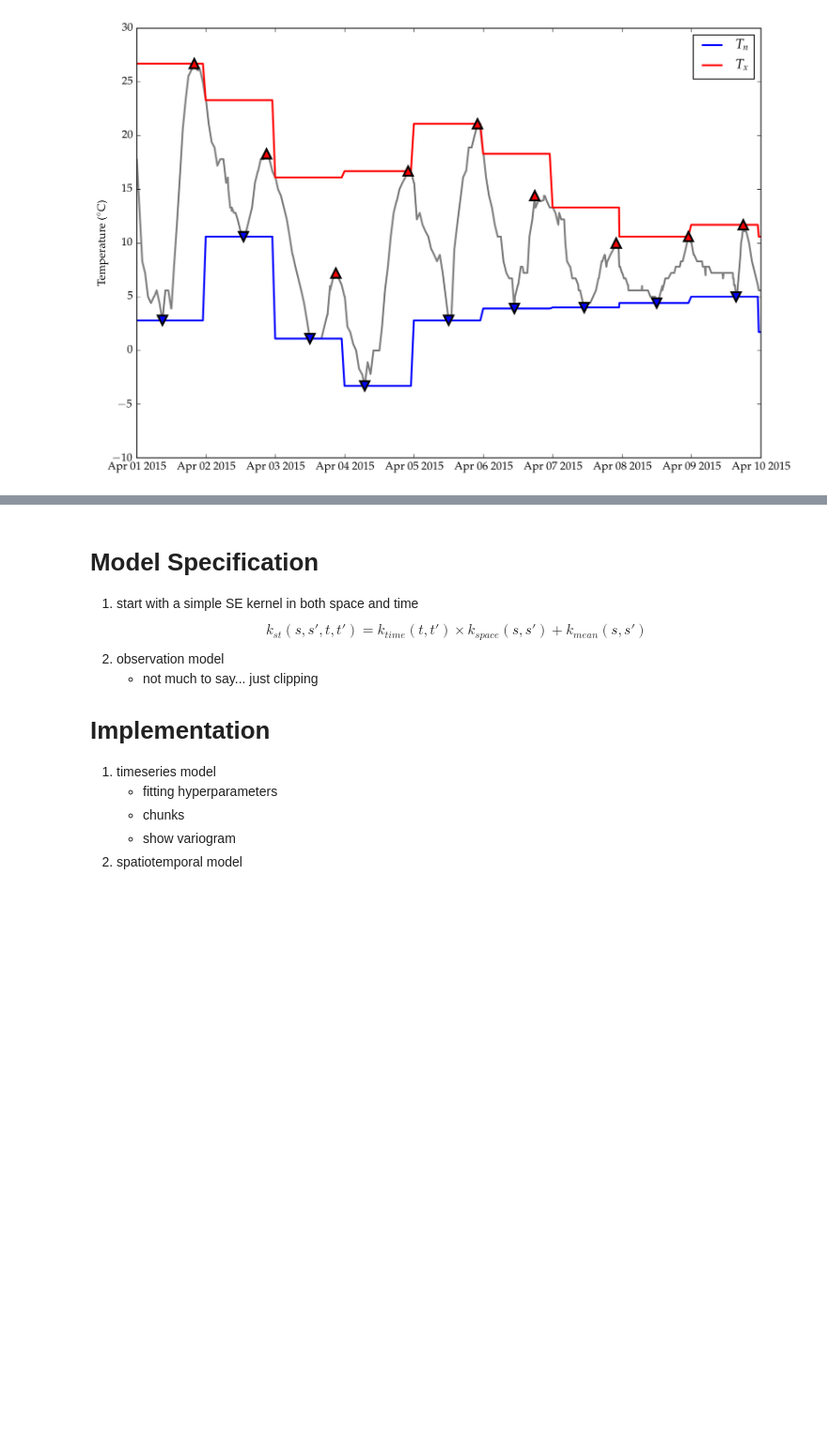
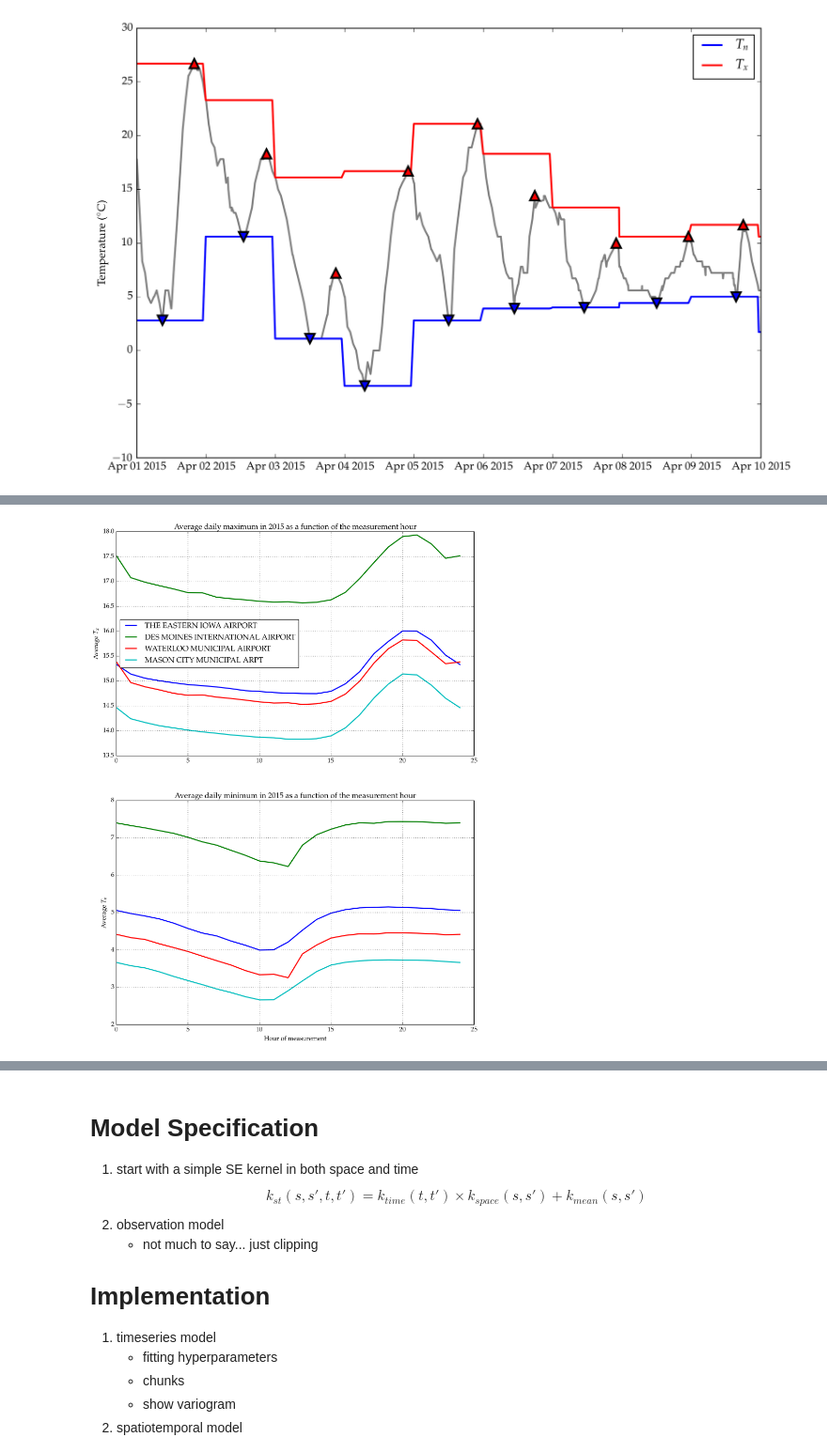
Before and after one commit to maximerischard/TemperatureImputations.jl, a Jupyter notebook: TemperatureImputations.ipynb, the cells around one changed output, grey strips where cells are left out. Shown at 94% size. Drawn from its saved outputs; the diff is of its cells as text; code cells hidden in the pictures; blank space fills up the shorter version.

```diff
--- a/TemperatureImputations.ipynb
+++ b/TemperatureImputations.ipynb
@@ -138,0 +158,54 @@ end;
+# %%
+begin
+plt.subplot(2,1,1)
+begin
+    statdict = Dict{Int64, Vector{Float64}}(
+        1=>Float64[],
+        2=>Float64[],
+        3=>Float64[],
+        4=>Float64[]
+        )
+    for hr in Hour(0):Hour(24)
+        hr_mdiff = DataFrames.by(TnTx_dict[hr], :station,
+            df -> mean(df[:Tx].values))
+        for station in 1:4
+            push!(statdict[station], get(hr_mdiff[station,:x1]))
+        end
+    end
+
+    for station in 1:4
+        plt.plot(0:24, statdict[station], linewidth=2, label=get(isdSubset[station,:NAME]))
+    end
+    plt.ylabel(L"Average $T_x$")
+    plt.title("Average daily maximum in 2015 as a function of the measurement hour")
+    plt.grid(true)
+    plt.legend(loc="center left")
+end
+plt.subplot(2,1,2)
+begin
+    statdict = Dict{Int64, Vector{Float64}}(
+        1=>Float64[],
+        2=>Float64[],
+        3=>Float64[],
+        4=>Float64[]
+        )
+    for hr in Hour(0):Hour(24)
+        hr_mdiff = DataFrames.by(TnTx_dict[hr], :station,
+            df -> mean(df[:Tn].values))
+        for station in 1:4
+            push!(statdict[station], get(hr_mdiff[station,:x1]))
+        end
+    end
+
+    for station in 1:4
+        plt.plot(0:24, statdict[station], linewidth=2, label=get(isdSubset[station,:NAME]))
+    end
+    plt.ylabel(L"Average $T_n$")
+    plt.xlabel("Hour of measurement")
+    plt.title("Average daily minimum in 2015 as a function of the measurement hour")
+    plt.grid(true)
+end
+plt.gcf()[:set_size_inches](12.0, 16.0)
+end;
+# %% [output]
+[figure, added]
```
Also changed, not shown: parts of 3 cells of this notebook, 1 other file.
